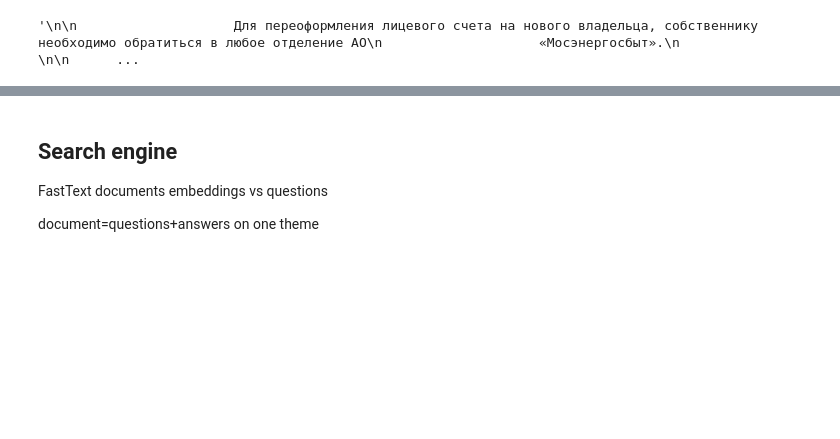
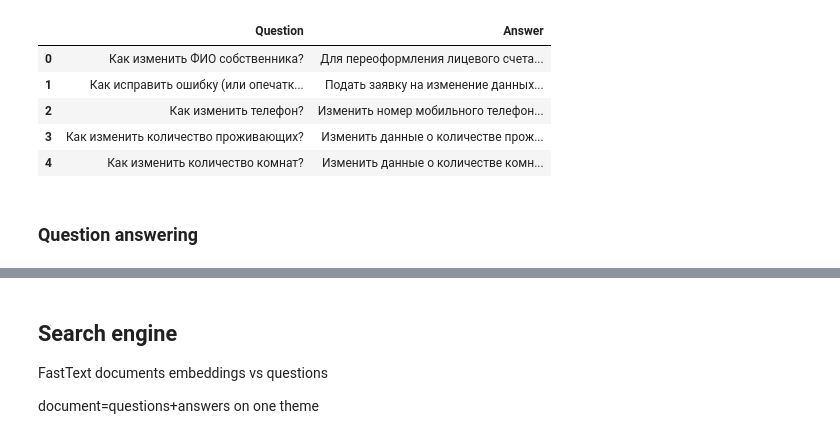
Before and after one commit to ArmageddonReloadedDK/text_multiclass_classification, a Jupyter notebook: dialog_system.ipynb, the cells around one changed output, grey strips where cells are left out. Saved outputs shown, nothing was run; the diff lists cells and outputs as text; code cells hidden in the pictures; blank space fills up the shorter version.

```diff
--- a/dialog_system.ipynb
+++ b/dialog_system.ipynb
@@ -74,7 +88,3 @@ urls2=['https://mosoblgaz.ru/company/query_answer/']
 faq1=get_faq(urls1,['button','btn btn-link collapsed'],['div','collapse'])
 faq2=get_faq(urls2,['div','faq-list-item__title js-accordion-item-title'],
              ['div','faq-list-item__text-inner js-accordion-item-inner'])
-# %%
-faq1[0][0][1]
-# %% [output]
-'\n\n                    Для переоформления лицевого счета на нового владельца, собственнику необходимо обратиться в любое отделение АО\n                    «Мосэнергосбыт».\n                \n\n      ...
@@ -84,0 +100,12 @@ tar.extractall()
+# %%
+faq=pd.read_csv('faq.csv')
+faq.head(5)
+# %% [output]
+|  | Question | Answer |
+| 0 | Как изменить ФИО собственника? | Для переоформления лицевого счета... |
+| 1 | Как исправить ошибку (или опечатк... | Подать заявку на изменение данных... |
+| 2 | Как изменить телефон? | Изменить номер мобильного телефон... |
+| 3 | Как изменить количество проживающих? | Изменить данные о количестве прож... |
+| 4 | Как изменить количество комнат? | Изменить данные о количестве комн... |
+# %% [markdown]
+### Question answering
```
Also changed, not shown: parts of 34 cells of this notebook, 1 other file.
